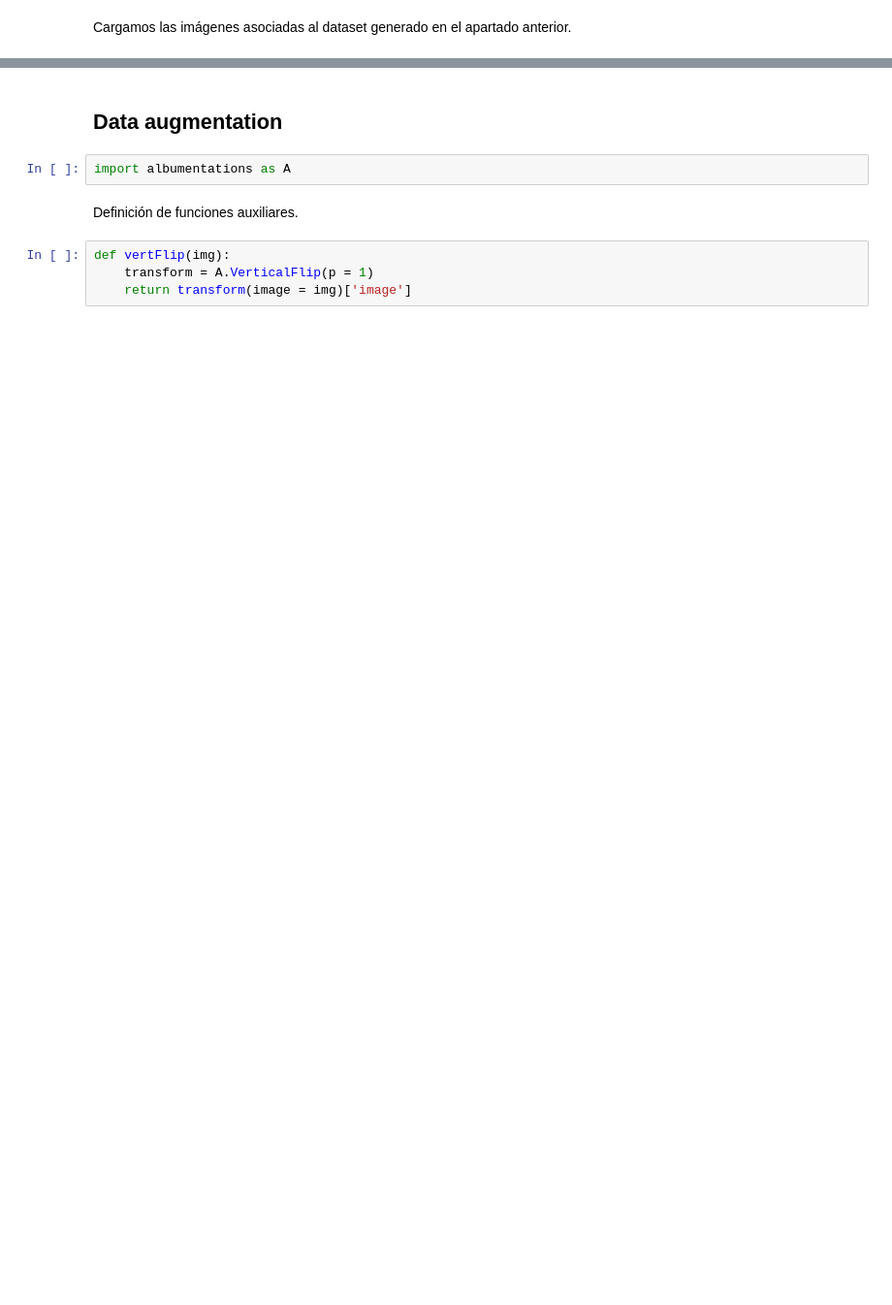
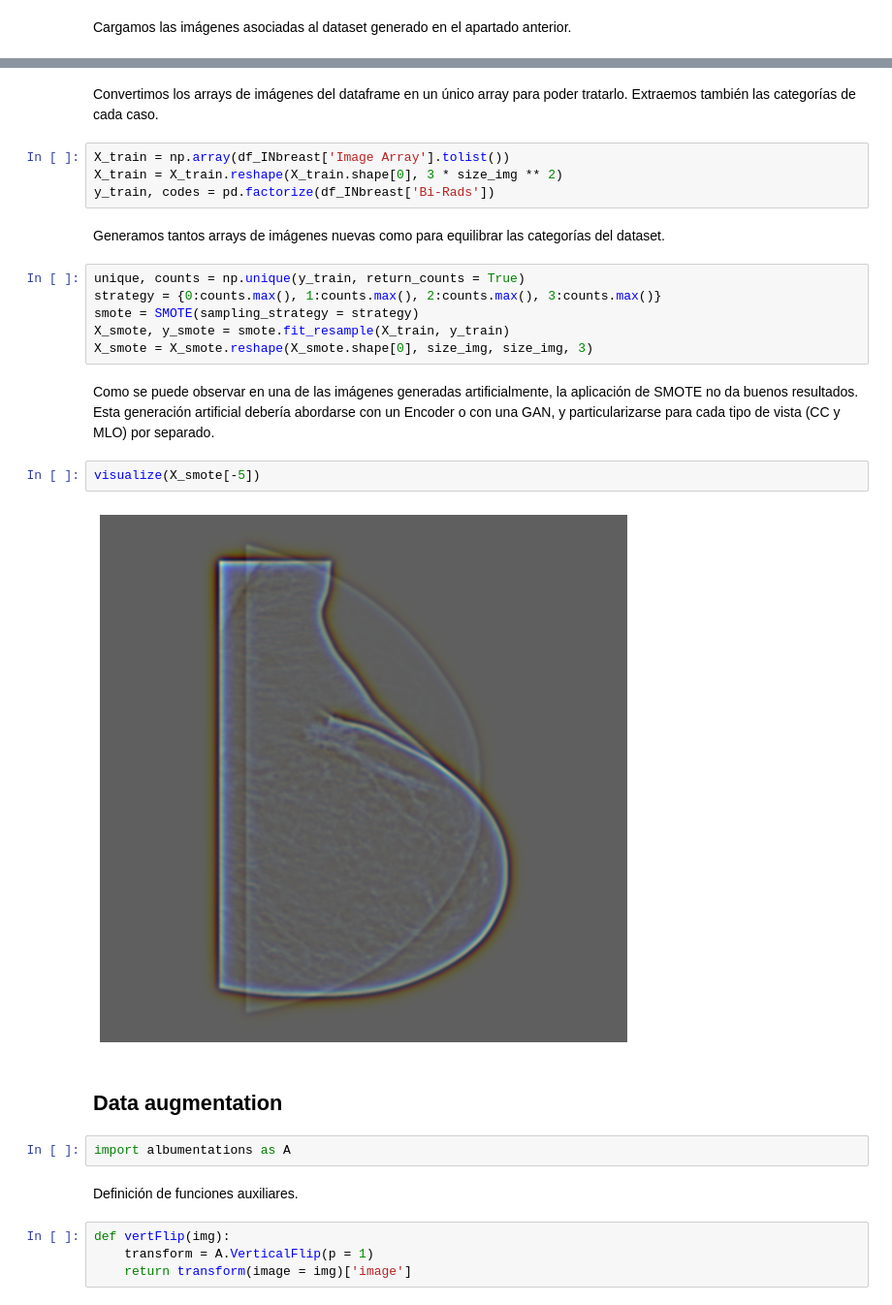
Before and after one commit to iveiras/tfm-2021, a Jupyter notebook: Preprocesamiento_Imágenes.ipynb, the cells around one changed output, grey strips where cells are left out. Shown: that part at 97% size. Cells and saved outputs as stored; diff of their text form; blank space fills up the shorter version.

```diff
--- a/Preprocesamiento_Imágenes.ipynb
+++ b/Preprocesamiento_Imágenes.ipynb
@@ -147,3 +152,23 @@ df_INbreast.shape
+# %% [markdown]
+Convertimos los arrays de imágenes del dataframe en un único array para poder tratarlo. Extraemos también las categorías de cada caso.
+# %%
+X_train = np.array(df_INbreast['Image Array'].tolist())
+X_train = X_train.reshape(X_train.shape[0], 3 * size_img ** 2)
+y_train, codes = pd.factorize(df_INbreast['Bi-Rads'])
+# %% [markdown]
+Generamos tantos arrays de imágenes nuevas como para equilibrar las categorías del dataset.
+# %%
+unique, counts = np.unique(y_train, return_counts = True)
+strategy = {0:counts.max(), 1:counts.max(), 2:counts.max(), 3:counts.max()}
+smote = SMOTE(sampling_strategy = strategy)
+X_smote, y_smote = smote.fit_resample(X_train, y_train)
+X_smote = X_smote.reshape(X_smote.shape[0], size_img, size_img, 3)
+# %% [markdown]
+Como se puede observar en una de las imágenes generadas artificialmente, la aplicación de SMOTE no da buenos resultados. Esta generación artificial debería abordarse con un Encoder o con una GAN, y particularizarse para cada tipo de vista (CC y MLO) por separado.
+# %%
+visualize(X_smote[-5])
+# %% [output]
+[figure, added]
 # %% [markdown]
 ## Data augmentation
 # %%
```
Also changed, not shown: parts of 11 cells of this notebook.
